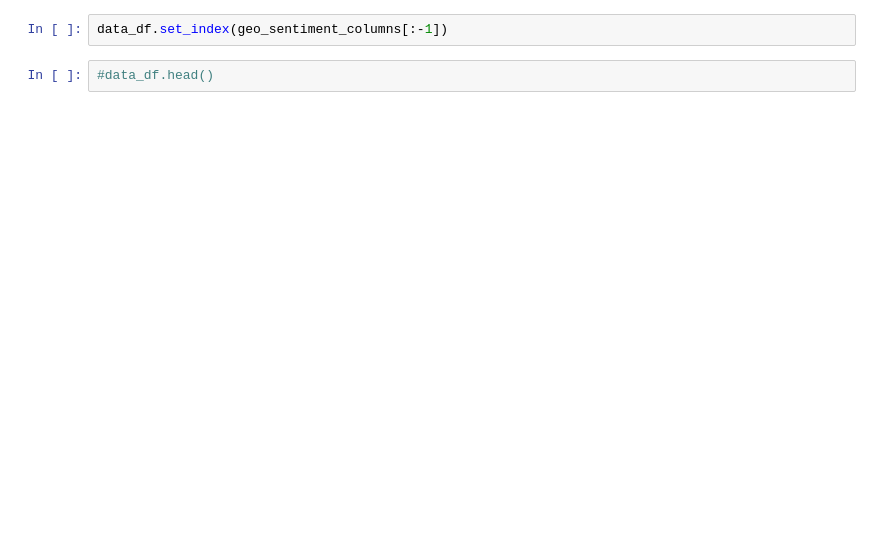
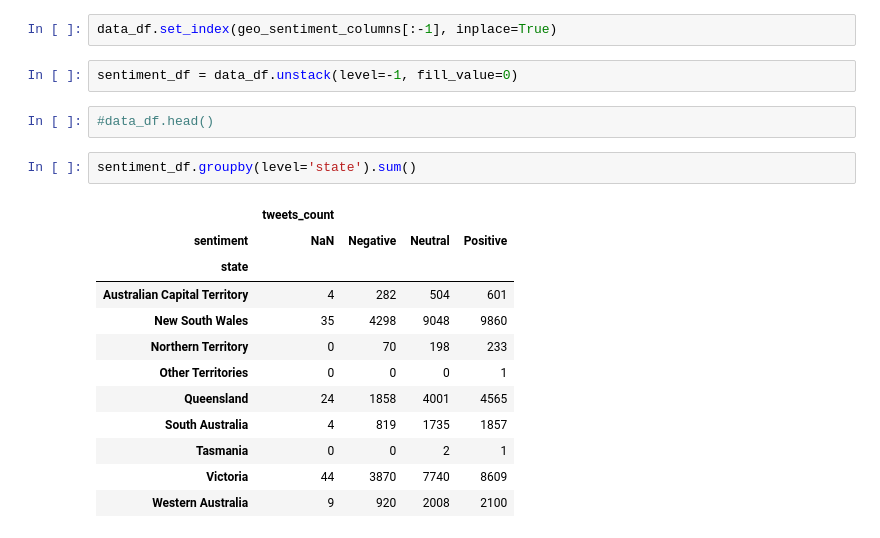
Before and after one commit to Vitaly-Yakutenko/nectar-project, a Jupyter notebook: notebooks/CouchDB_Views.ipynb, the cells around one changed output. Drawn from its saved outputs; the diff is of its cells as text; blank space fills up the shorter version.

```diff
--- a/notebooks/CouchDB_Views.ipynb
+++ b/notebooks/CouchDB_Views.ipynb
@@ -54,4 +66,21 @@ NameError: name 'data_df_df' is not defined
 # %%
-data_df.set_index(geo_sentiment_columns[:-1])
+data_df.set_index(geo_sentiment_columns[:-1], inplace=True)
+# %%
+sentiment_df = data_df.unstack(level=-1, fill_value=0)
 # %%
 #data_df.head()
+# %%
+sentiment_df.groupby(level='state').sum()
+# %% [output]
+|  | tweets_count |  |  |  |
+| sentiment | NaN | Negative | Neutral | Positive |
+| state |  |  |  |  |
+| Australian Capital Territory | 4 | 282 | 504 | 601 |
+| New South Wales | 35 | 4298 | 9048 | 9860 |
+| Northern Territory | 0 | 70 | 198 | 233 |
+| Other Territories | 0 | 0 | 0 | 1 |
+| Queensland | 24 | 1858 | 4001 | 4565 |
+| South Australia | 4 | 819 | 1735 | 1857 |
+| Tasmania | 0 | 0 | 2 | 1 |
+| Victoria | 44 | 3870 | 7740 | 8609 |
+| Western Australia | 9 | 920 | 2008 | 2100 |
```
Also changed, not shown: parts of 8 cells of this notebook, 1 other file.
